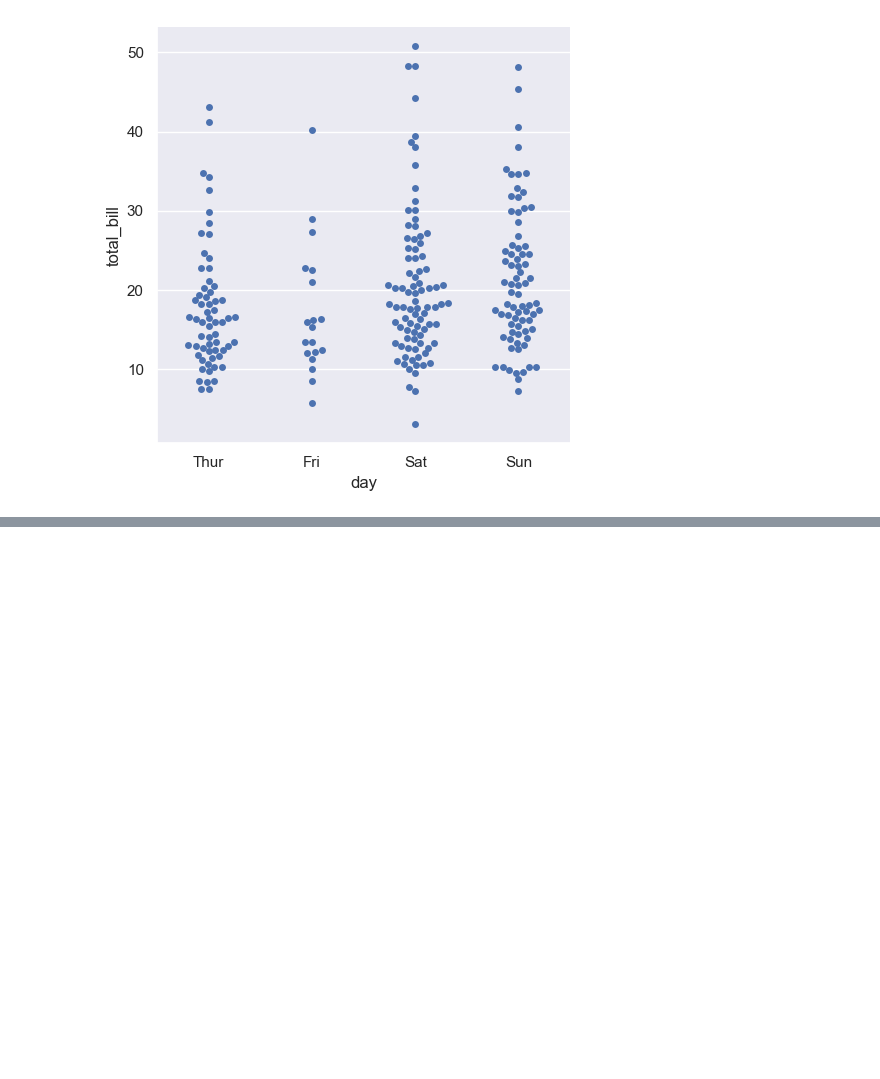
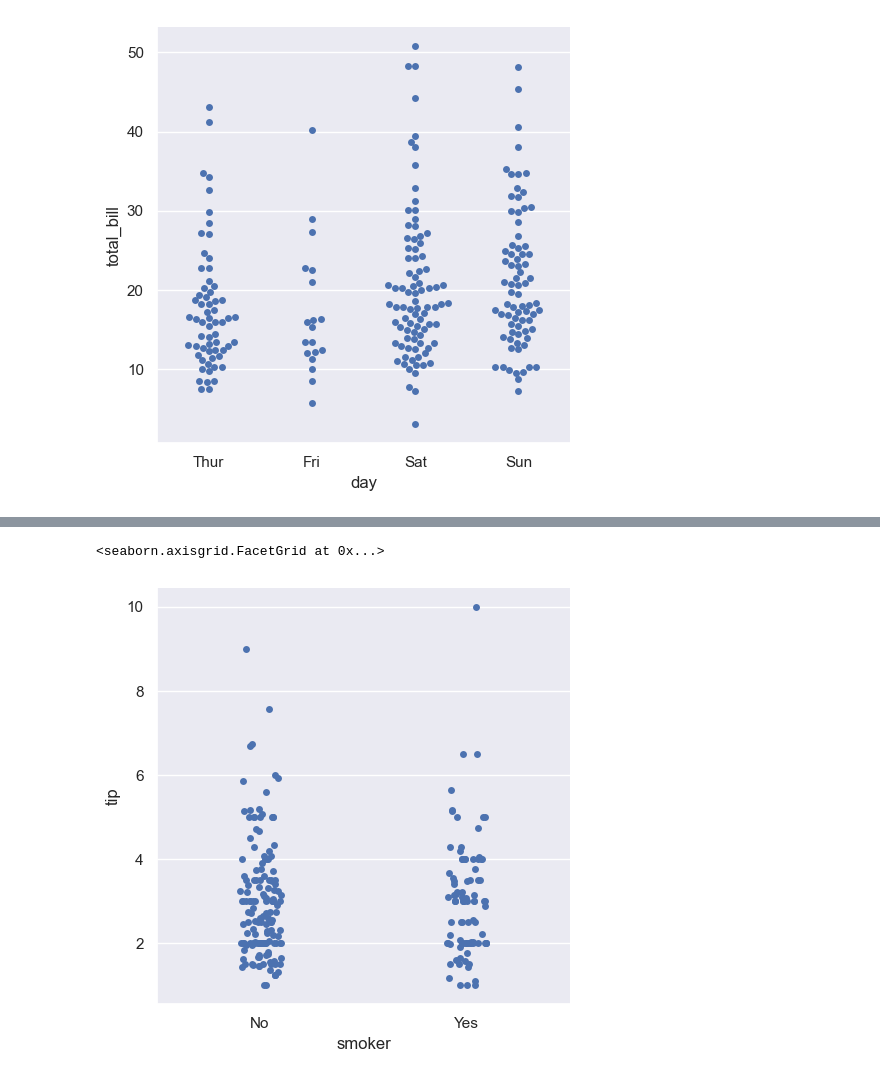
Before and after one commit to y-usuf09/Python---Data-Analytics, a Jupyter notebook: Data Analysis/seaborn.ipynb, the cells around one changed output, grey strips where cells are left out. Cells and saved outputs as stored; diff of their text form; code cells hidden in the pictures; blank space fills up the shorter version.

```diff
--- a/Data Analysis/seaborn.ipynb
+++ b/Data Analysis/seaborn.ipynb
@@ -182,0 +198,5 @@ sns.catplot(data=tips, x="day", y="total_bill", kind="swarm")
+# %%
+sns.catplot(data=tips, x="smoker", y="tip", order=["No", "Yes"])
+# %% [output]
+<seaborn.axisgrid.FacetGrid at 0x...>
+[figure, added]
```
Also changed, not shown: parts of 10 cells of this notebook.
